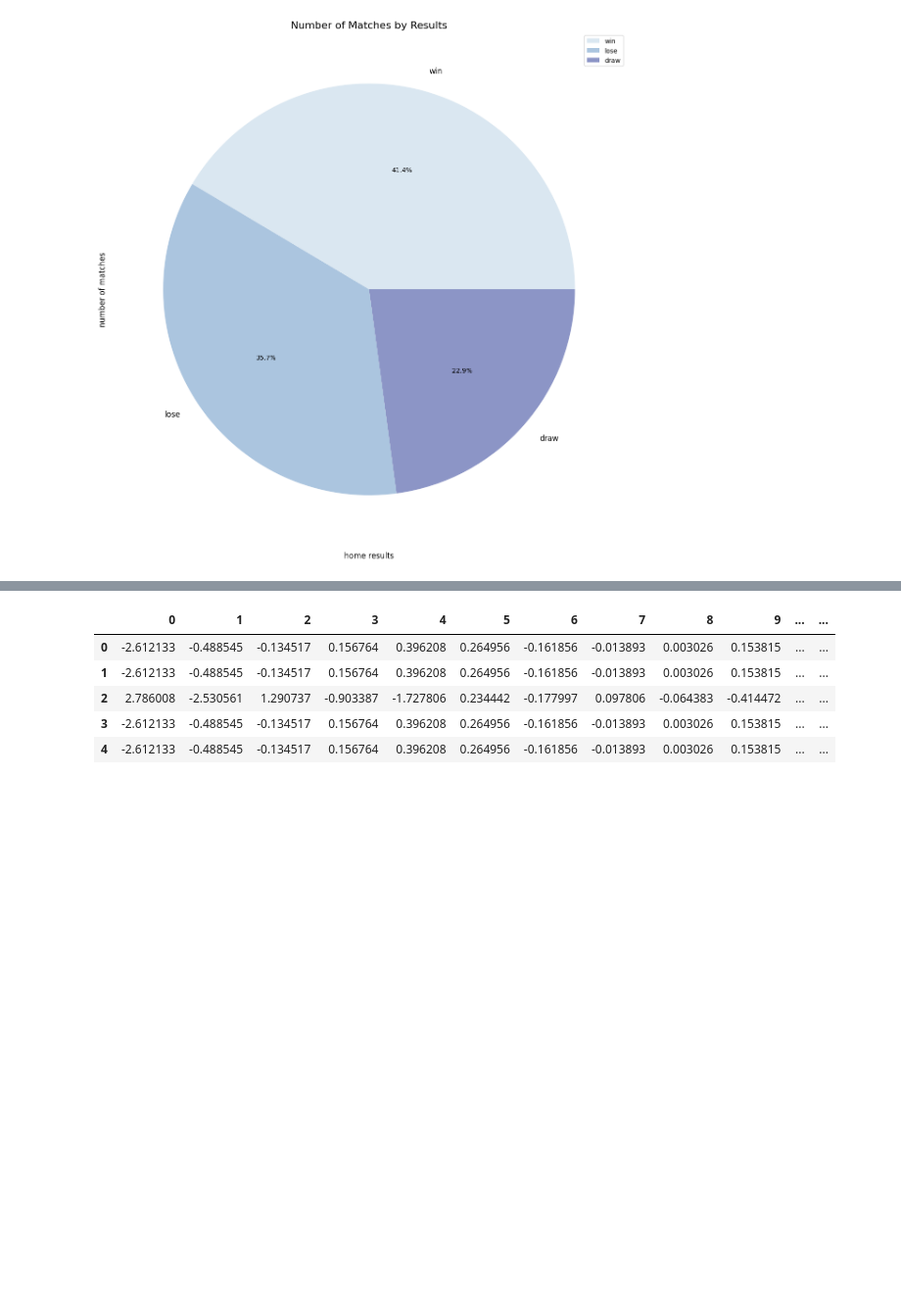
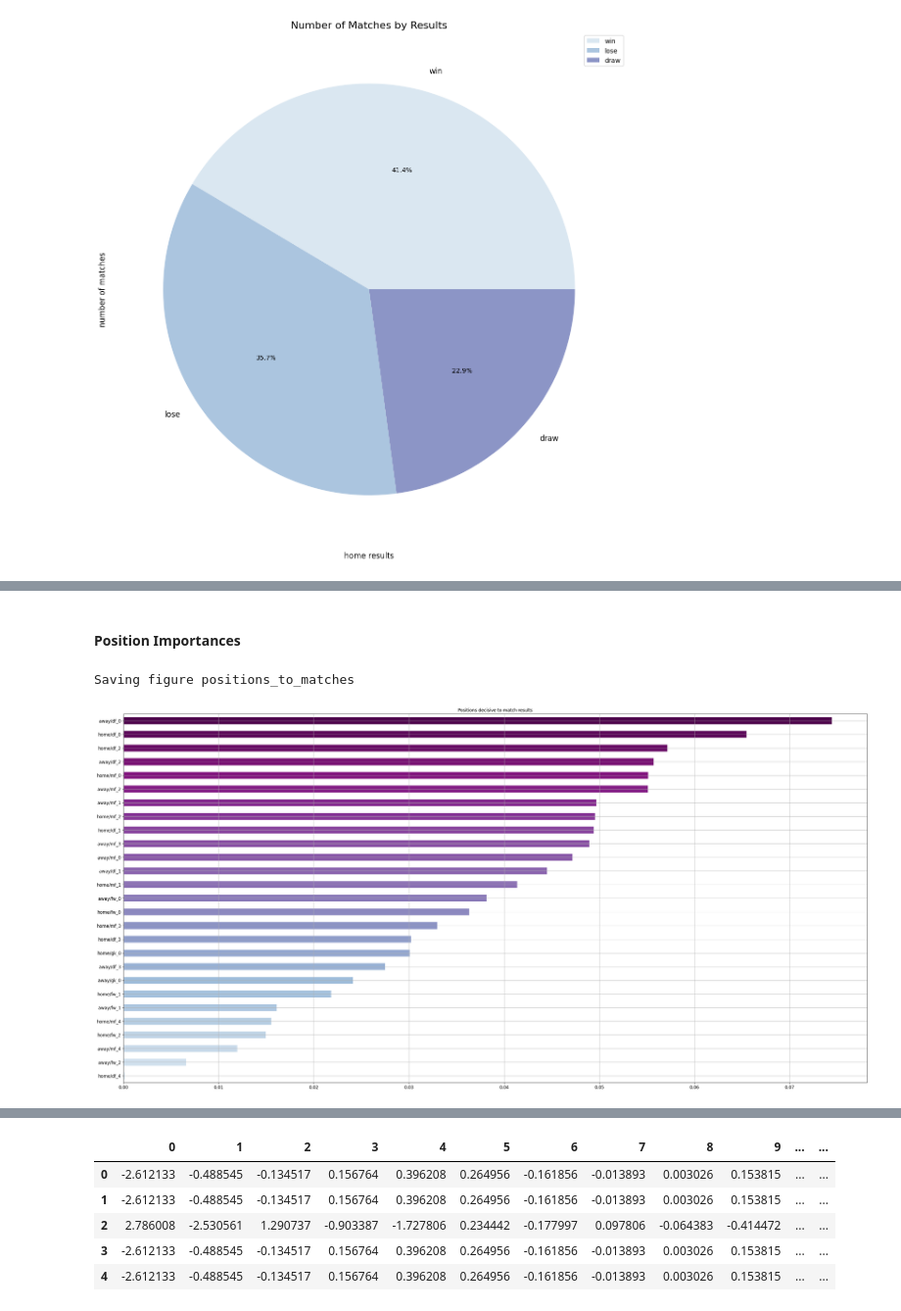
Before and after one commit to minhngt62/ds-epl-matches, a Jupyter notebook: notebooks/02_exploratory_data_analysis.ipynb, the cells around one changed output, grey strips where cells are left out. Shown at 98% size. Drawn from its saved outputs; the diff is of its cells as text; code cells hidden in the pictures; blank space fills up the shorter version.

```diff
--- a/notebooks/02_exploratory_data_analysis.ipynb
+++ b/notebooks/02_exploratory_data_analysis.ipynb
@@ -397,0 +455,17 @@ Saving figure match_by_resutls
+# %% [markdown]
+#### Position Importances
+# %%
+# The importance of positions
+feats = df_feat_importances.index.tolist()
+summary_positions = defaultdict(int)
+for feat in feats:
+    pos = "/".join(feat.split("/")[:2])
+    summary_positions[pos] += df_feat_importances[feat]
+
+colors = plt.cm.BuPu(np.linspace(0.15, 1, 27))
+pd.Series(summary_positions).sort_values().plot.barh(figsize=(30, 15), grid=True,
+                                               color=colors, title="Positions decisive to match results")
+save_fig("positions_to_matches")
+# %% [output]
+Saving figure positions_to_matches
+[figure, added]
```
Also changed, not shown: parts of 20 cells of this notebook, 6 other files.
